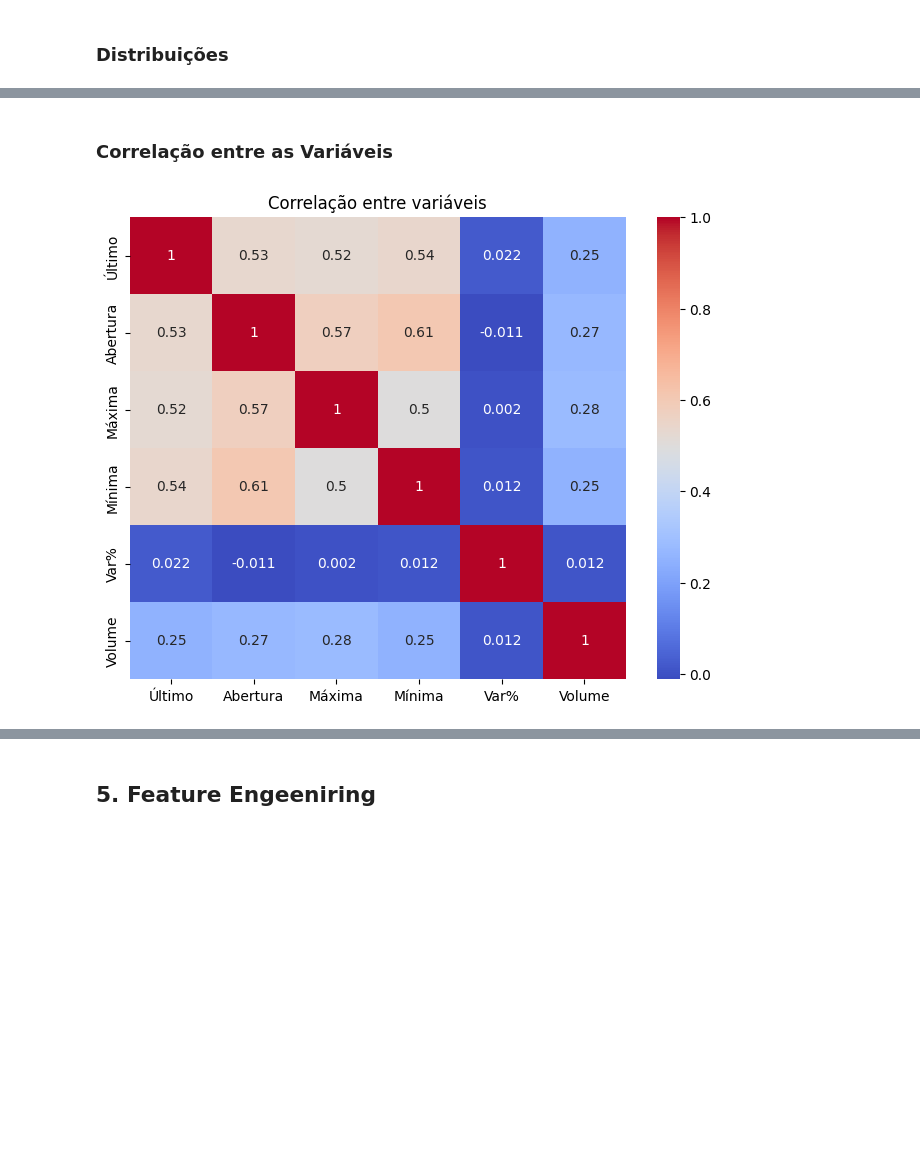
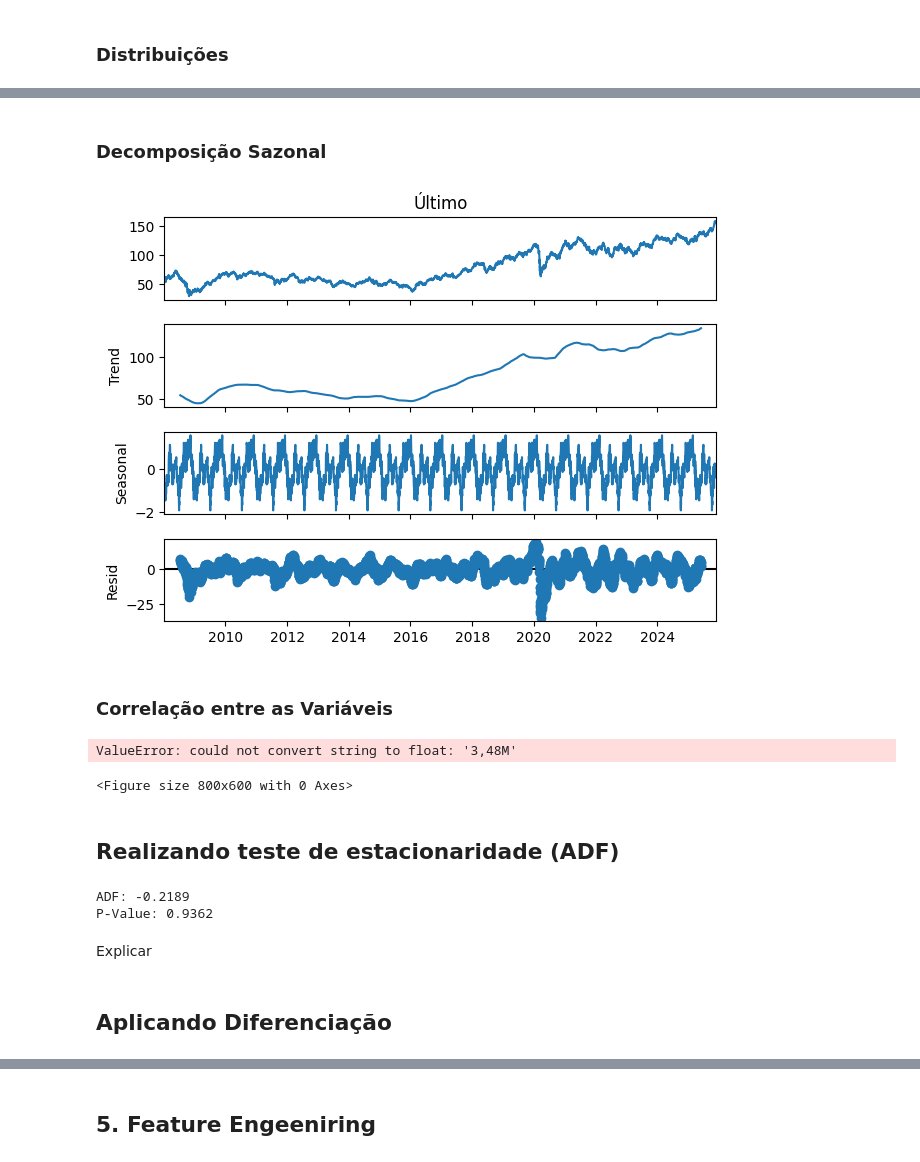
Before and after one commit to PedroLucena-creator/tech_challenge_2, a Jupyter notebook: previsao_ibovespa.ipynb, the cells around one changed output, grey strips where cells are left out. Cells and saved outputs as stored; diff of their text form; code cells hidden in the pictures; blank space fills up the shorter version.

```diff
--- a/previsao_ibovespa.ipynb
+++ b/previsao_ibovespa.ipynb
@@ -130,13 +145,37 @@ plt.show()
+# %% [markdown]
+### **Decomposição Sazonal**
+# %%
+decomp = seasonal_decompose(df['Último'], period=252)
+
+decomp.plot()
+plt.tight_layout()
+plt.show()
+# %% [output]
+[figure, added]
 # %% [markdown]
 ### Correlação entre as Variáveis
 # %%
 plt.figure(figsize=(8,6))
 sns.heatmap(
-    df[['Último','Abertura','Máxima','Mínima','Var%','Volume']].corr(),
+    df[['Último','Abertura','Máxima','Mínima','Vol.','Var%']].corr(),
     annot=True,
     cmap='coolwarm'
 )
 plt.title("Correlação entre variáveis")
 plt.show()
 # %% [output]
-[figure, removed]
+ValueError: could not convert string to float: '3,48M'
+<Figure size 800x600 with 0 Axes>
+# %% [markdown]
+## **Realizando teste de estacionaridade (ADF)**
+# %%
+adf = adfuller(df['Último'])
+print(f"ADF: {adf[0]:.4f}")
+print(f"P-Value: {adf[1]:.4f}")
+# %% [output]
+ADF: -0.2189
+P-Value: 0.9362
+# %% [markdown]
+Explicar
+# %% [markdown]
+## **Aplicando Diferenciação**
```
Also changed, not shown: parts of 37 cells of this notebook, 1 other file.
